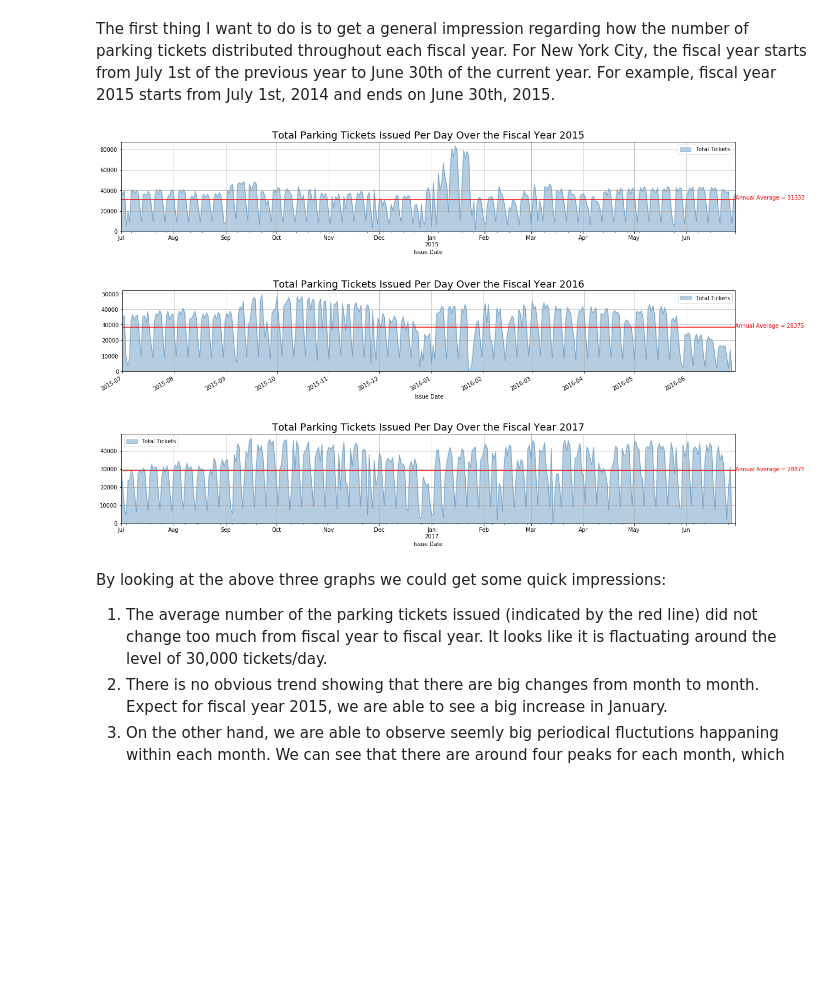
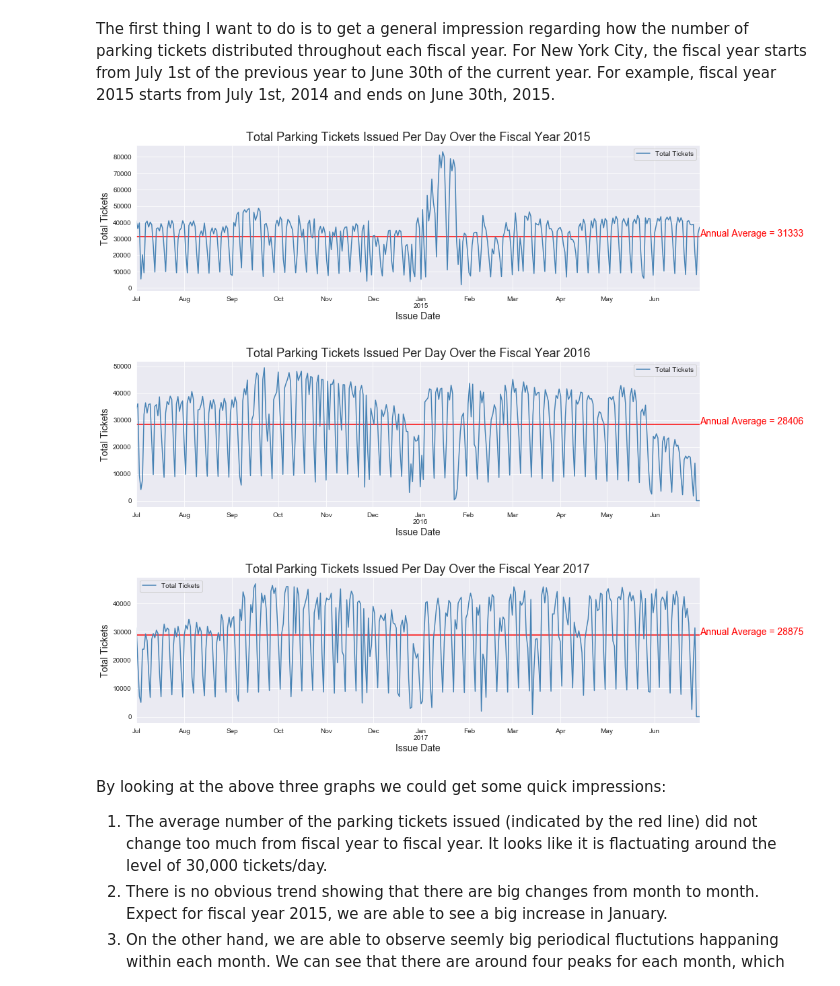
Before and after one commit to siuyik11/NYC_parking_ticket_analysis, a Jupyter notebook: NYC_parking_ticket_analysis.ipynb, the cells around one changed output. Cells and saved outputs as stored; diff of their text form; code cells hidden in the pictures; blank space fills up the shorter version.

Commit message:
rearranged the plots

```diff
--- a/NYC_parking_ticket_analysis.ipynb
+++ b/NYC_parking_ticket_analysis.ipynb
@@ -59,13 +59,13 @@ Original Dataset can be assessed through the following links:
 #This could be modified to load one single dataset, simply put a single value inside the year list
 #These are big files so they might take some time to load, when the loading is done, a word 'done' will be printed
 years = [2015, 2016, 2017]
-raw_data_15_17 = []
+raw_data_151617 = []
 
 def loading_file(year, i):
     filename = "Parking_Violations_Issued_-_Fiscal_Year_" + str(year) + ".csv"
     print("loading data", filename, "...")
     raw_data = pd.read_csv(filename, low_memory = False)
-    raw_data_15_17.append(raw_data)
+    raw_data_151617.append(raw_data)
     print('done!')
 
 for year,i in zip(years, range(3)):
@@ -123,38 +125,48 @@ dtype: int64
+# %%
+data_151617 = []
+for raw_data in raw_data_15_17:
+    data = raw_data[['Violation Time','Summons Number','Plate Type','Issue Date', 'Violation Code','Issuer Precinct'  ]]
+    data.fillna(-1)
+    data_151617.append(data)
 # %% [markdown]
 The first thing I want to do is to get a general impression regarding how the number of parking tickets distributed throughout each fiscal year. For New York City, the fiscal year starts from July 1st of the previous year to June 30th of the current year. For example, fiscal year 2015 starts from July 1st, 2014 and ends on June 30th, 2015.
 # %%
 Date_Total_list = [] #This list will be used for the violin plots later
 
-for raw_data, year, start_date, end_date in zip(raw_data_15_17, years, start_dates, end_dates):
+for i, data, year, start_date, end_date in zip(range(3), data_151617, years, start_dates, end_dates):
     #Data Cleaning Section
-    Date_Total = raw_data[['Issue Date','Summons Number']].groupby('Issue Date', as_index = False).count()
+    Date_Total = data[['Issue Date','Summons Number']].groupby('Issue Date', as_index = False).count()
     Date_Total['Issue Date'] = pd.to_datetime(Date_Total['Issue Date'])
     Date_Total = Date_Total.set_index('Issue Date').loc[start_date : end_date].sort_index().rename(columns = {"Summons Number" : "Total Tickets"})
 
-    Date_Total_list.append(Date_Total)#This line is used for preparing the dataset for the violin plots later
+    #Graph Section
+    fig = plt.figure(figsize = (15,4))
+    ax = fig.add_subplot(1,1,1)
+    Date_Total.plot(ax = ax, kind = 'line', color = 'steelblue', grid = True, figsize = (15,4))
+    ax.hlines(y = Date_Total['Total Tickets'].mean(), xmin = start_date, xmax = end_date, color = 'r', )
+    plt.text(end_date, Date_Total['Total Tickets'].mean(), ("Annual Average = " + str(int(Date_Total['Total Tickets'].mean()))), color = 'r', fontsize = 14)
+    plt.title("Total Parking Tickets Issued Per Day Over the Fiscal Year " + str(year), fontsize = 18 )
+    ax.set_xlabel('Issue Date', fontsize = 14)
+    ax.set_ylabel('Total Tickets',fontsize = 14)
+
+    #This line is used for preparing the dataset for the violin plots later
+    Date_Total_list.append(Date_Total)
 
     #This section is to prepare the dataset for the combined plot later (all three years)
     if year == 2015:
         Date_Total_all_years = Date_Total.rename(columns = {"Total Tickets" : "2015"})
         Date_Total_all_years = Date_Total_all_years.reset_index()
     else:
+        # we need to remove the unique 02-29 data point so that dates after can match the positions of other years
         if year == 2016:
-            Date_Total = Date_Total.drop(pd.to_datetime('2016-02-29'))# we need to remove the unique 02-29 data point so that dates after can match the positions of other years
+            Date_Total = Date_Total.drop(pd.to_datetime('2016-02-29'))
         Date_Total = Date_Total.reset_index()
         Date_Total_all_years[str(year)] = Date_Total['Total Tickets']
         Date_Total = Date_Total.set_index('Issue Date')
-
-    #Graph Section
-    fig = plt.figure(figsize = (20,3))
-    ax = fig.add_subplot(1,1,1)
-    Date_Total.plot(ax = ax, kind = 'area', color = 'steelblue', alpha = 0.4, grid = True)
-    plt.title("Total Parking Tickets Issued Per Day Over the Fiscal Year " + str(year), fontsize = 18 )
-    ax.hlines(y = Date_Total['Total Tickets'].mean(), xmin = start_date, xmax = end_date, color = 'r', )
-    plt.text(end_date, Date_Total['Total Tickets'].mean(), ("Annual Average = " + str(int(Date_Total['Total Tickets'].mean()))), color = 'r')
 # %% [output]
-[figure, old version]
+[figure, new version]
-[figure, old version]
+[figure, new version]
-[figure, old version]
+[figure, new version]
 # %% [markdown]
 By looking at the above three graphs we could get some quick impressions:
 1. The average number of the parking tickets issued (indicated by the red line) did not change too much from fiscal year to fiscal year. It looks like it is flactuating around the level of 30,000 tickets/day.
```
Also changed, not shown: parts of 25 cells of this notebook.
